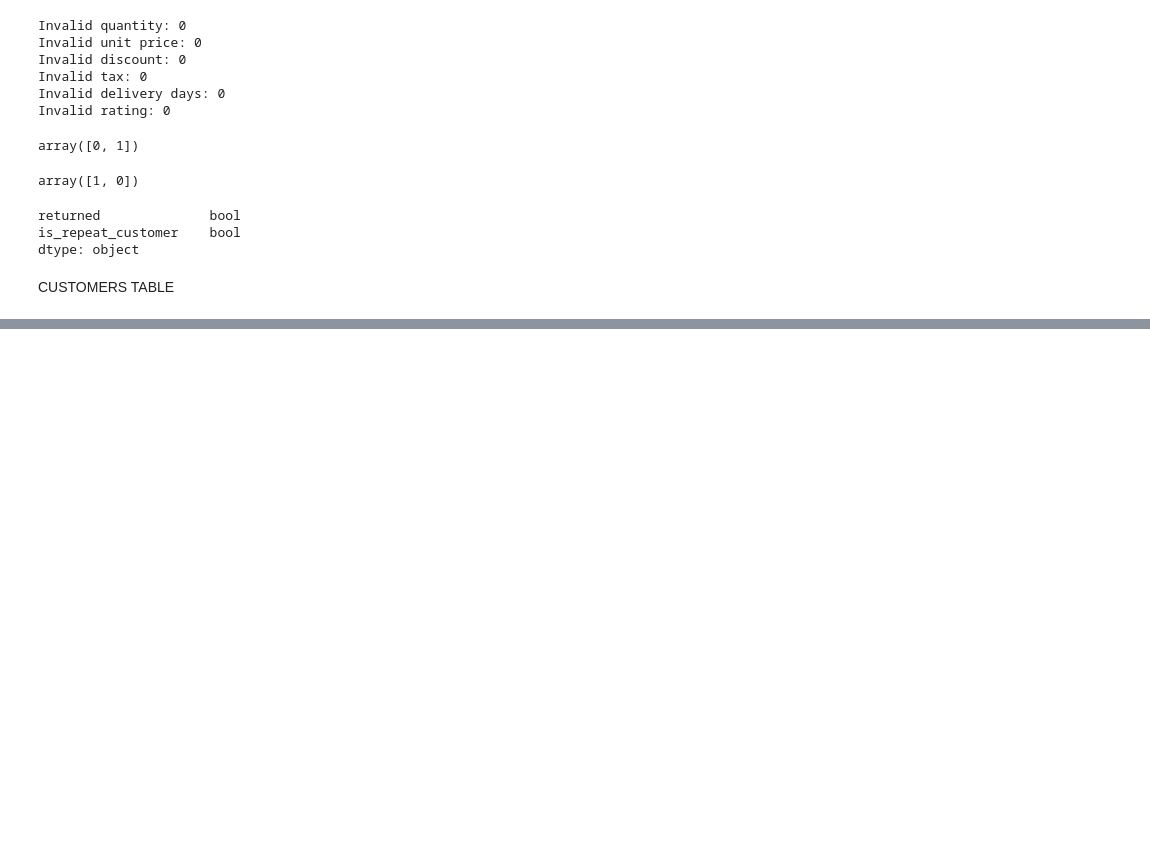
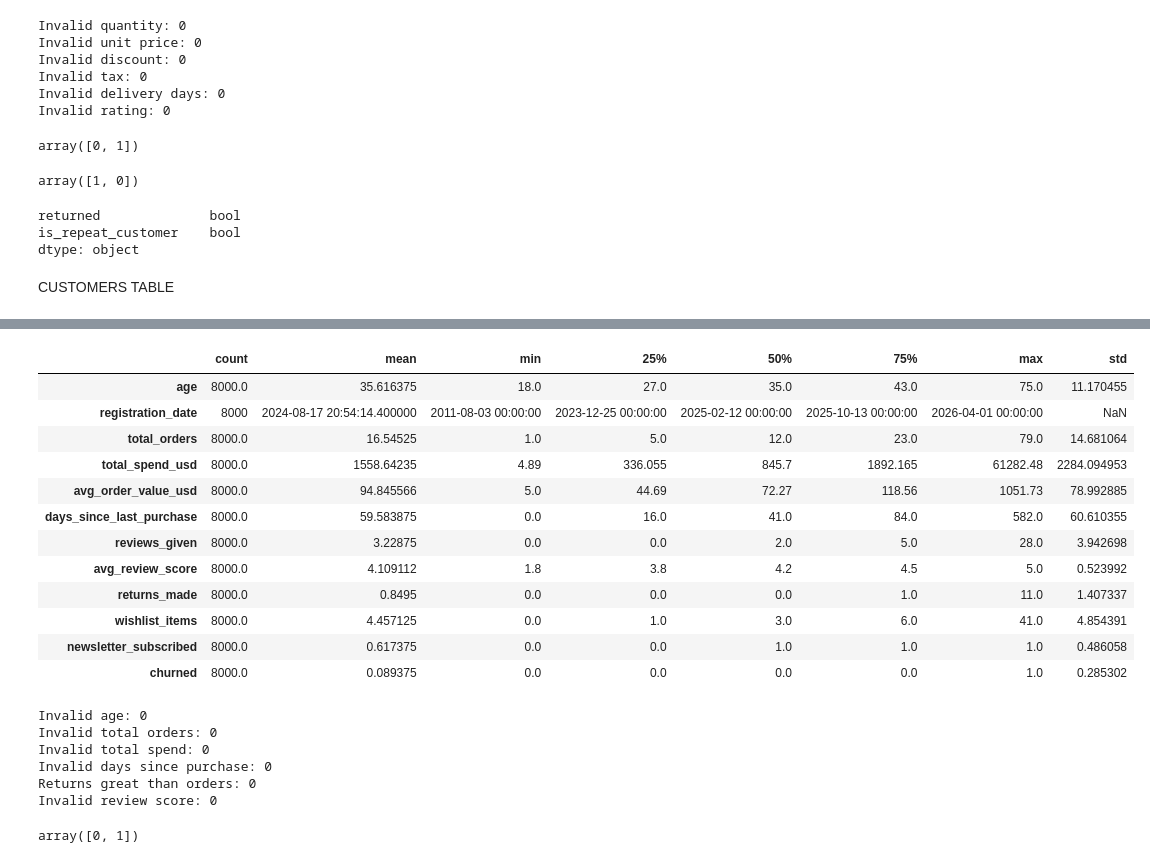
Before and after one commit to avetisyanna/ecommerce-customer-intelligence, a Jupyter notebook: notebooks/02_data_cleaning.ipynb, the cells around one changed output, grey strips where cells are left out. Cells and saved outputs as stored; diff of their text form; code cells hidden in the pictures; blank space fills up the shorter version.

Commit message:
Updated data cleaning and validation workflow

```diff
--- a/notebooks/02_data_cleaning.ipynb
+++ b/notebooks/02_data_cleaning.ipynb
@@ -273,3 +273,5 @@ is_repeat_customer    bool
 dtype: object
 # %% [markdown]
 CUSTOMERS TABLE
+# %%
+customers_clean = customers.copy()
@@ -275,0 +321,2 @@ CUSTOMERS TABLE
+# %%
+customers_clean["registration_date"] = pd.to_datetime(customers_clean["registration_date"])
@@ -275,0 +388,41 @@ CUSTOMERS TABLE
+# %%
+customers_clean.describe().T
+# %% [output]
+|  | count | mean | min | 25% | 50% | 75% | max | std |
+| age | 8000.0 | 35.616375 | 18.0 | 27.0 | 35.0 | 43.0 | 75.0 | 11.170455 |
+| registration_date | 8000 | 2024-08-17 20:54:14.400000 | 2011-08-03 00:00:00 | 2023-12-25 00:00:00 | 2025-02-12 00:00:00 | 2025-10-13 00:00:00 | 2026-04-01 00:00:00 | NaN |
+| total_orders | 8000.0 | 16.54525 | 1.0 | 5.0 | 12.0 | 23.0 | 79.0 | 14.681064 |
+| total_spend_usd | 8000.0 | 1558.64235 | 4.89 | 336.055 | 845.7 | 1892.165 | 61282.48 | 2284.094953 |
+| avg_order_value_usd | 8000.0 | 94.845566 | 5.0 | 44.69 | 72.27 | 118.56 | 1051.73 | 78.992885 |
+| days_since_last_purchase | 8000.0 | 59.583875 | 0.0 | 16.0 | 41.0 | 84.0 | 582.0 | 60.610355 |
+| reviews_given | 8000.0 | 3.22875 | 0.0 | 0.0 | 2.0 | 5.0 | 28.0 | 3.942698 |
+| avg_review_score | 8000.0 | 4.109112 | 1.8 | 3.8 | 4.2 | 4.5 | 5.0 | 0.523992 |
+| returns_made | 8000.0 | 0.8495 | 0.0 | 0.0 | 0.0 | 1.0 | 11.0 | 1.407337 |
+| wishlist_items | 8000.0 | 4.457125 | 0.0 | 1.0 | 3.0 | 6.0 | 41.0 | 4.854391 |
+| newsletter_subscribed | 8000.0 | 0.617375 | 0.0 | 0.0 | 1.0 | 1.0 | 1.0 | 0.486058 |
+| churned | 8000.0 | 0.089375 | 0.0 | 0.0 | 0.0 | 0.0 | 1.0 | 0.285302 |
+# %%
+print("Invalid age:",
+      (~customers_clean["age"].between(18, 100)).sum())
+print("Invalid total orders:",
+      (customers_clean["total_orders"]<=0).sum())
+print("Invalid total spend:",
+      (customers_clean["total_spend_usd"]<=0).sum())
+print("Invalid days since purchase:",
+      (customers_clean["days_since_last_purchase"]<0).sum())
+print("Returns great than orders:",
+      (customers_clean["returns_made"]> customers_clean["total_orders"]).sum())
+print("Invalid review score:",
+      (~customers_clean["avg_review_score"].between(1, 5)).sum())
+# %% [output]
+Invalid age: 0
+Invalid total orders: 0
+Invalid total spend: 0
+Invalid days since purchase: 0
+Returns great than orders: 0
+Invalid review score: 0
+# %%
+customers_clean["newsletter_subscribed"].unique()
+customers_clean["churned"].unique()
+# %% [output]
+array([0, 1])
```
Also changed, not shown: parts of 17 cells of this notebook.
